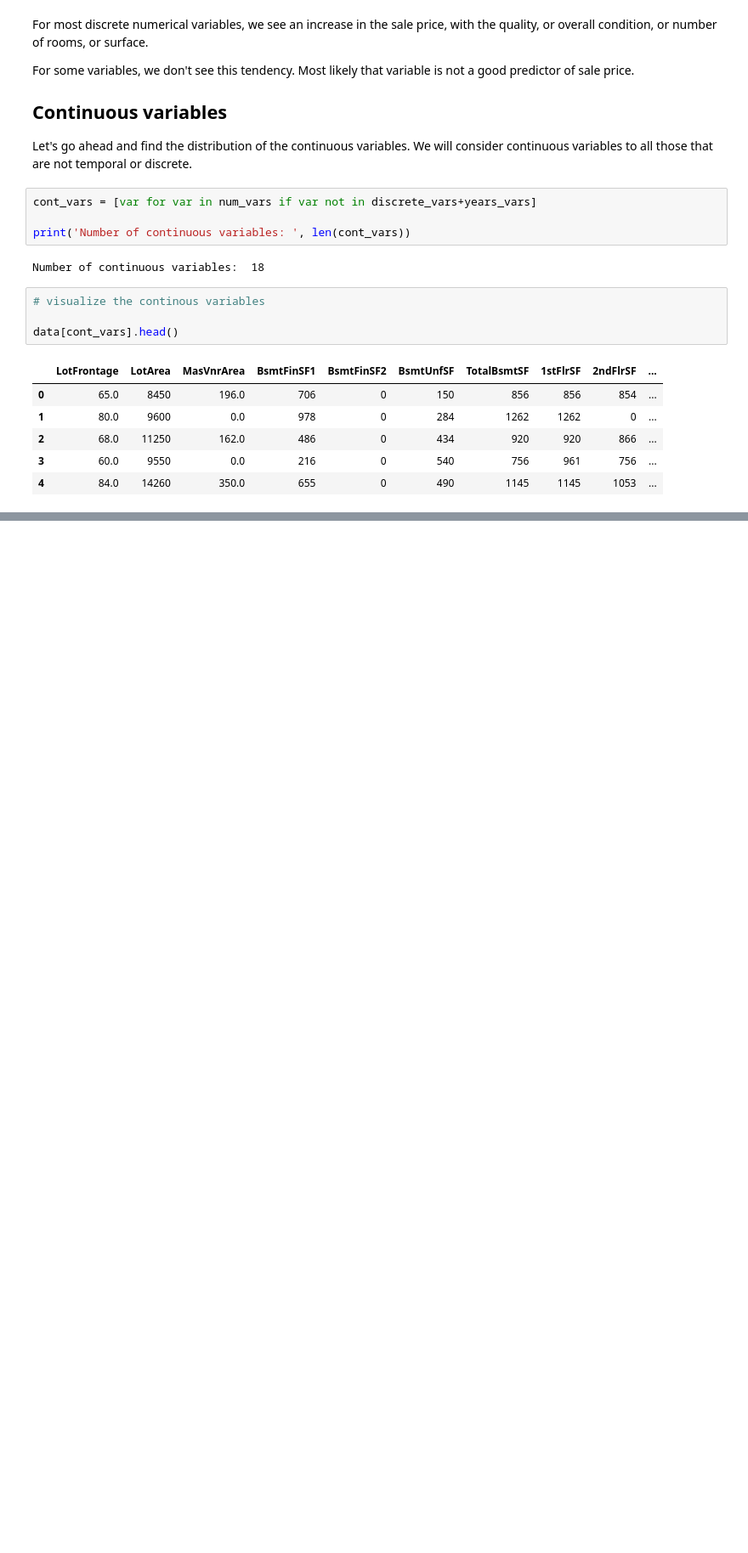
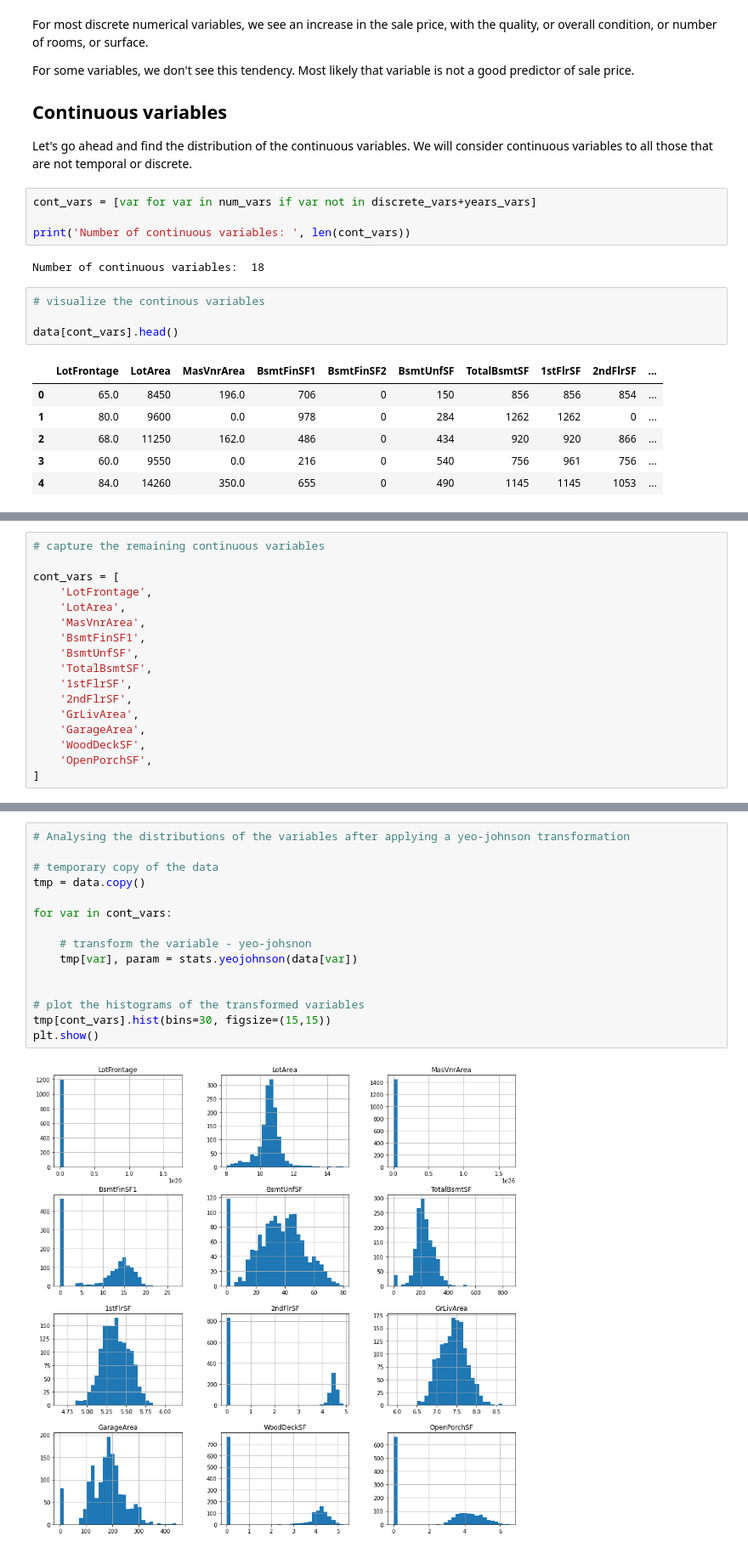
Before and after one commit to jravikumar97/housing_ML_project, a Jupyter notebook: Housing.ipynb, the cells around one changed output, grey strips where cells are left out. Shown at 85% size. Saved outputs shown, nothing was run; the diff lists cells and outputs as text; blank space fills up the shorter version.

```diff
--- a/Housing.ipynb
+++ b/Housing.ipynb
@@ -493,0 +524,17 @@ data[cont_vars].head()
+# %%
+# capture the remaining continuous variables
+
+cont_vars = [
+    'LotFrontage',
+    'LotArea',
+    'MasVnrArea',
+    'BsmtFinSF1',
+    'BsmtUnfSF',
+    'TotalBsmtSF',
+    '1stFlrSF',
+    '2ndFlrSF',
+    'GrLivArea',
+    'GarageArea',
+    'WoodDeckSF',
+    'OpenPorchSF',
+]
@@ -493,0 +543,17 @@ data[cont_vars].head()
+# %%
+# Analysing the distributions of the variables after applying a yeo-johnson transformation
+
+# temporary copy of the data
+tmp = data.copy()
+
+for var in cont_vars:
+
+    # transform the variable - yeo-johsnon
+    tmp[var], param = stats.yeojohnson(data[var])
+
+
+# plot the histograms of the transformed variables
+tmp[cont_vars].hist(bins=30, figsize=(15,15))
+plt.show()
+# %% [output]
+[figure, added]
```
Also changed, not shown: parts of 39 cells of this notebook.
